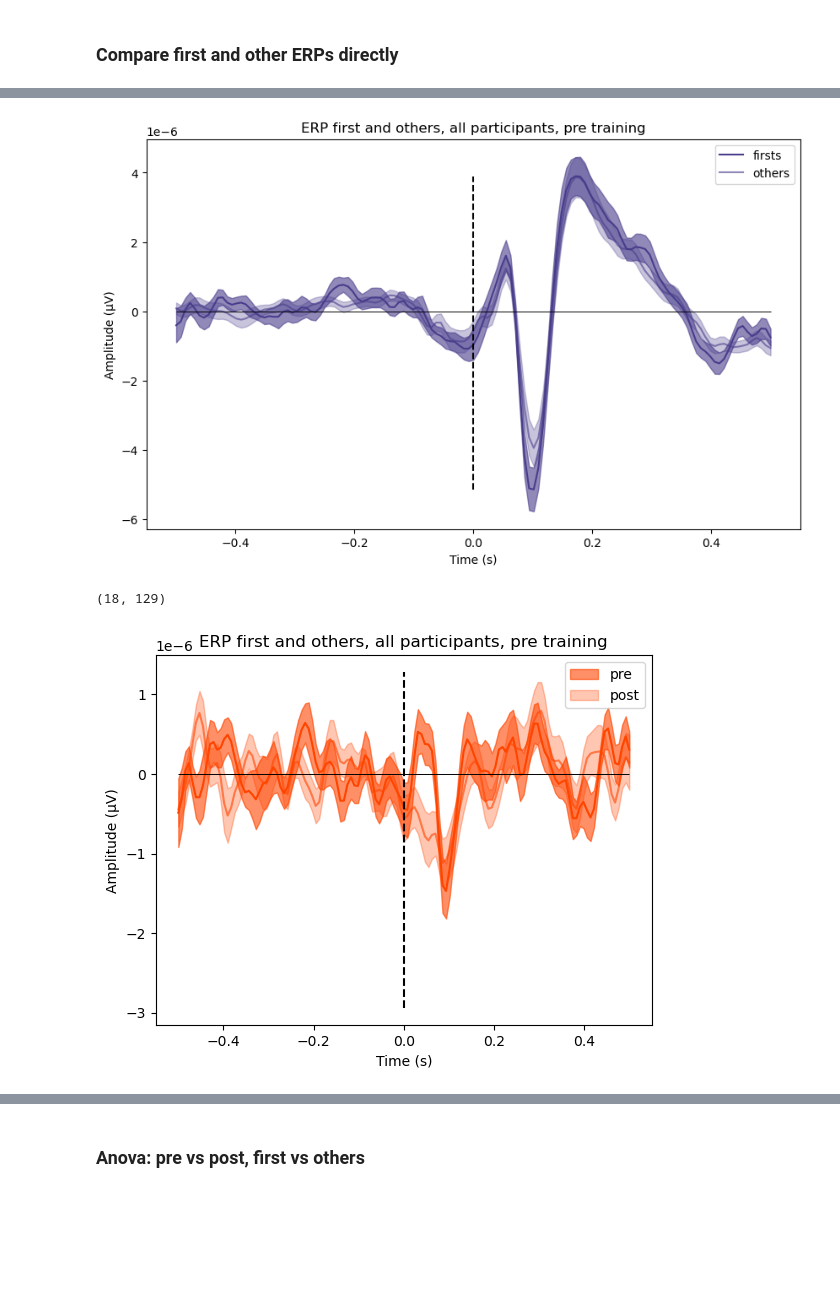
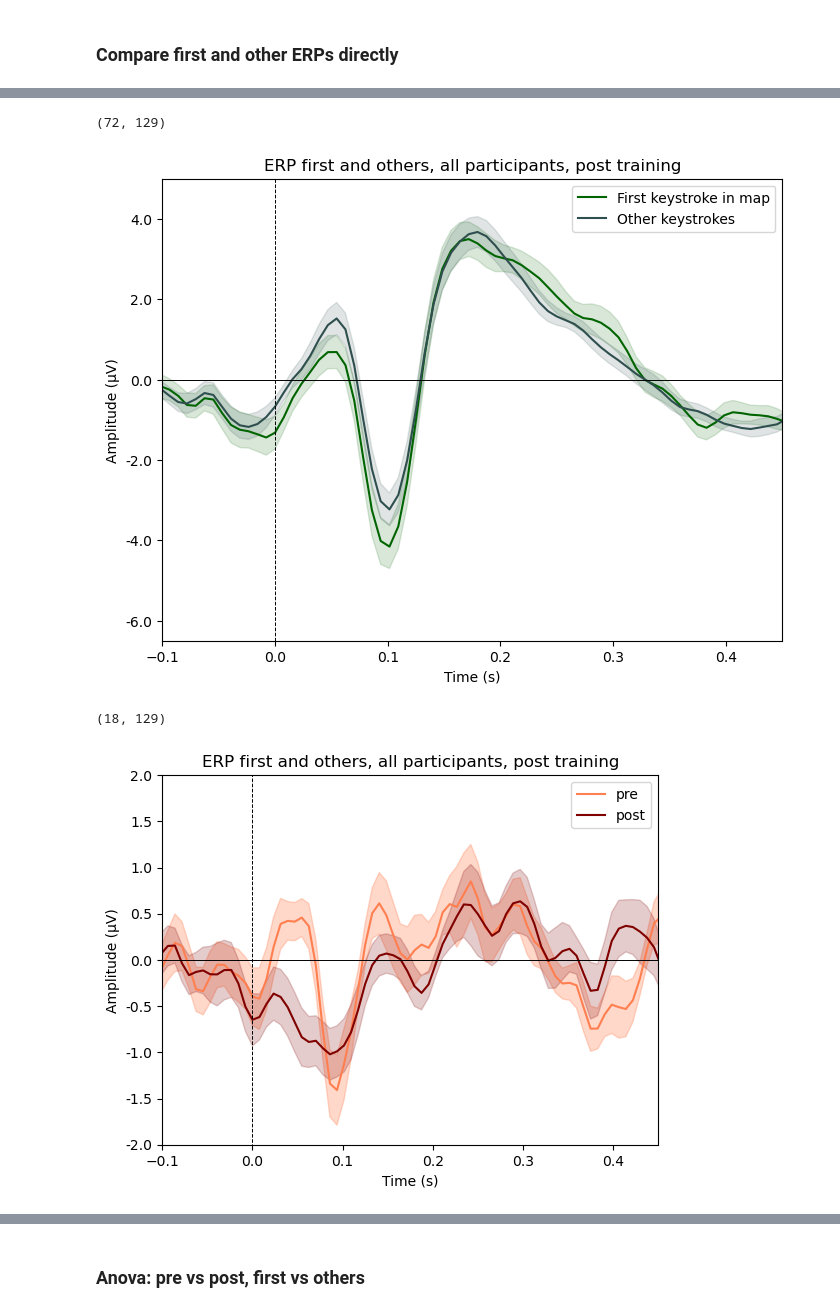
Before and after one commit to haiqin-zhang/AM-EEG, a Jupyter notebook: analysis_error/ave_error_ERPs.ipynb, the cells around one changed output, grey strips where cells are left out. Saved outputs shown, nothing was run; the diff lists cells and outputs as text; code cells hidden in the pictures; blank space fills up the shorter version.

```diff
--- a/analysis_error/ave_error_ERPs.ipynb
+++ b/analysis_error/ave_error_ERPs.ipynb
@@ -18,6 +18,7 @@ from pingouin import rm_anova
 sys.path.append('../utils')
 from ERP_utils import *
 from update_sub_lists import*
+mne.set_log_level('CRITICAL')
 # %% [markdown]
 ### TO DO:
 
@@ -560,38 +469,50 @@ plt.show()
+# %%
+epochs_df_firsts_per.iloc[0]['evokeds'].shape
+# %% [output]
+(72, 129)
 # %%
 #comparing firsts and others in only one period
-period = 'pre'
+ch_idx = ch_index(['FCz'])
+
+period = 'post'
 
 epochs_df_firsts_per = epochs_df_firsts.query(f'period == "{period}"')
 epochs_df_others_per = epochs_df_others.query(f'period == "{period}"')
 
 mean_firsts = epochs_df_firsts_per['evokeds'].mean(axis=0)[ch_idx].flatten()
 sem_firsts = sem(epochs_df_firsts_per['evokeds'],axis=0)[ch_idx].flatten()
 
 # # Calculate the mean and SEM for the other dataset
 mean_others = epochs_df_others_per['evokeds'].mean(axis=0)[ch_idx].flatten()
 sem_others = sem(epochs_df_others_per['evokeds'],axis=0)[ch_idx].flatten()
 
-plt.figure(figsize=(10, 6))
-col = 'darkslateblue'
+plt.figure(figsize=(8, 6))
+
 
 # Plot the first dataset
-plt.plot(erp_times, mean_firsts, label='firsts', color=col)
-plt.fill_between(erp_times, mean_firsts - sem_firsts, mean_firsts + sem_firsts, color = col, alpha=0.6)
+plt.plot(erp_times, mean_firsts, label='First keystroke in map', color='darkgreen')
+plt.fill_between(erp_times, mean_firsts - sem_firsts, mean_firsts + sem_firsts, color = 'darkgreen', alpha=0.15)
 
 # Plot the other dataset
-plt.plot(erp_times, mean_others, label='others', color=col, alpha = 0.6)
-plt.fill_between(erp_times, mean_others - sem_others, mean_others + sem_others, color=col, alpha=0.3)
+plt.plot(erp_times, mean_others, label='Other keystrokes', color='darkslategrey')
+plt.fill_between(erp_times, mean_others - sem_others, mean_others + sem_others, color='darkslategrey', alpha=0.15)
 
 # Add labels, legend, and grid
 plt.xlabel('Time (s)')
 plt.ylabel('Amplitude (µV)')
 plt.title(f'ERP first and others, all participants, {period} training')
 plt.hlines(0, -0.5, 0.5, color = 'black', linewidth = 0.7)
-plt.vlines(0, np.min(mean_firsts), np.max(mean_firsts), color = 'black', linestyles= '--')
+plt.vlines(0, -6.5e-6, 5e-6, color = 'black', linestyles= '--', linewidth = 0.7)
+
+plt.ticklabel_format(style='plain', axis='y')  # Disable scientific notation
+plt.gca().yaxis.set_major_formatter(plt.FuncFormatter(lambda x, _: f'{x * 1e6:.1f}'))  # Convert to µV
+
+plt.xlim(-0.1, 0.45)
+plt.ylim(-6.5e-6, 5e-6)
 plt.legend()
 plt.show()
 # %% [output]
-[figure, old version]
+[figure, new version]
 # %%
 np.array([row[ch_idx] for row in corr_df.query(f"period == 'pre'")['diff']]).mean(axis = 1).shape
 # %% [output]
@@ -610,21 +531,28 @@ diff_values_post =  np.array([row[ch_idx] for row in corr_df_post]).mean(axis =
 diff_sem_post = sem(np.array([row[ch_idx] for row in corr_df_post]).mean(axis = 1))
 
 
-plt.plot(erp_times, diff_values_pre, color = col)
-plt.fill_between(erp_times, diff_values_pre-diff_sem_pre, diff_values_pre+diff_sem_pre, color = col, alpha = 0.6, label = 'pre')
-plt.plot(erp_times, diff_values_post, color = col, alpha = 0.6)
-plt.fill_between(erp_times, diff_values_post-diff_sem_post, diff_values_post+diff_sem_post, color = col, alpha = 0.3, label = 'post')
+plt.plot(erp_times, diff_values_pre, color = 'coral', label = 'pre')
+plt.fill_between(erp_times, diff_values_pre-diff_sem_pre, diff_values_pre+diff_sem_pre, color = 'coral', alpha = 0.3)
+plt.plot(erp_times, diff_values_post, color = 'maroon',label = 'post')
+plt.fill_between(erp_times, diff_values_post-diff_sem_post, diff_values_post+diff_sem_post, color = 'maroon', alpha = 0.2)
 
 # Add labels, legend, and grid
 plt.xlabel('Time (s)')
 plt.ylabel('Amplitude (µV)')
 plt.title(f'ERP first and others, all participants, {period} training')
 plt.hlines(0, -0.5, 0.5, color = 'black', linewidth = 0.7)
-plt.vlines(0, 2*np.min(diff_values_pre), 2*np.max(diff_values_pre), color = 'black', linestyles= '--')
+plt.vlines(0, -6.5e-6, 5e-6, color = 'black', linestyles= '--', linewidth = 0.7)
+
 plt.legend()
+
+plt.ticklabel_format(style='plain', axis='y')  # Disable scientific notation
+plt.gca().yaxis.set_major_formatter(plt.FuncFormatter(lambda x, _: f'{x * 1e6:.1f}'))  # Convert to µV
+plt.xlim(-0.1, 0.45)
+plt.ylim(-2e-6, 2e-6)
+
 plt.show()
 # %% [output]
-[figure, old version]
+[figure, new version]
 # %%
 #stats over channels
 
```
Also changed, not shown: parts of 24 cells of this notebook, 41 other files.
